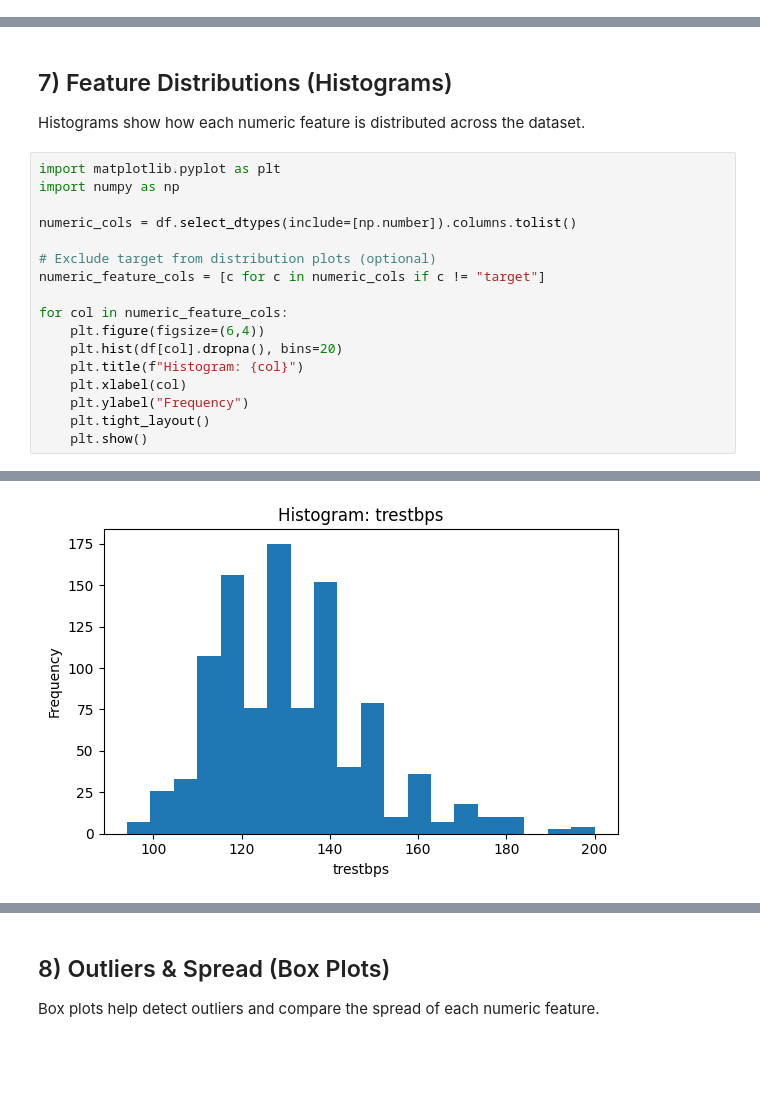
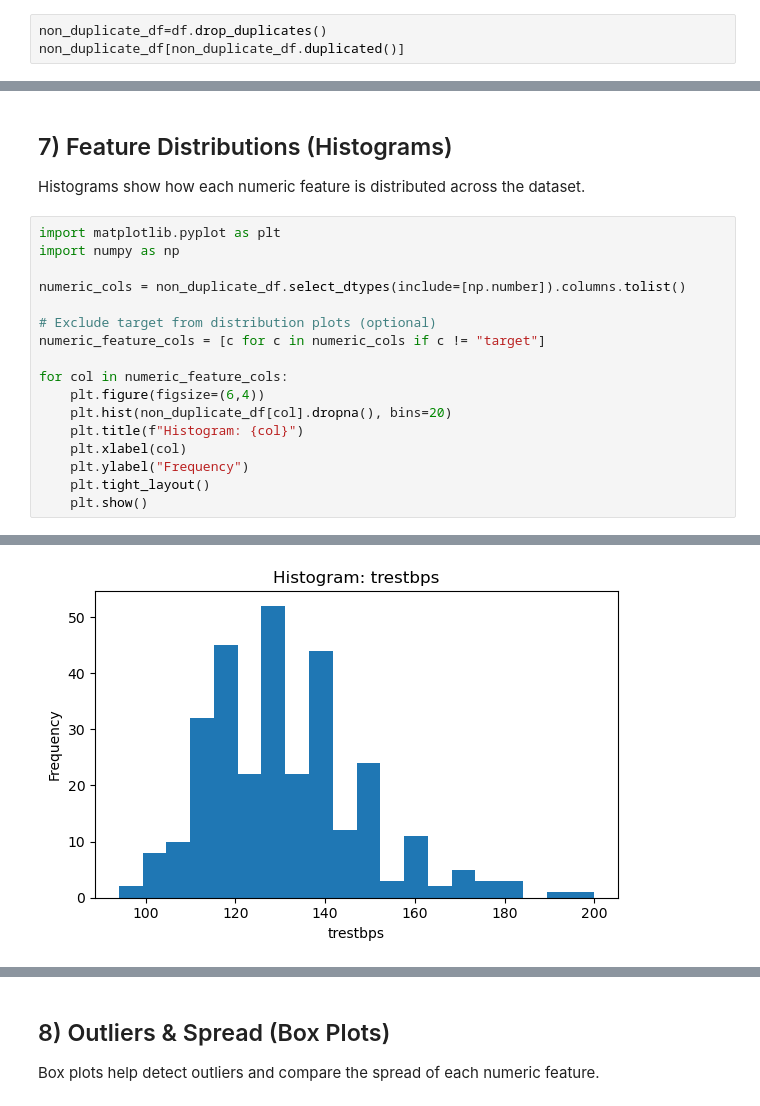
Before and after one commit to Janau00/SWE485-Project-Group9, a Jupyter notebook: Phase1_Data_Exploration.ipynb, the cells around one changed output, grey strips where cells are left out. Drawn from its saved outputs; the diff is of its cells as text; blank space fills up the shorter version.

Commit message:
feat: handle duplicate records

```diff
--- a/Phase1_Data_Exploration.ipynb
+++ b/Phase1_Data_Exploration.ipynb
@@ -129,0 +146,3 @@ The dataset includes both numerical measurements and encoded categorical clinica
+# %%
+non_duplicate_df=df.drop_duplicates()
+non_duplicate_df[non_duplicate_df.duplicated()]
@@ -192,14 +213,14 @@ Histograms show how each numeric feature is distributed across the dataset.
 import matplotlib.pyplot as plt
 import numpy as np
 
-numeric_cols = df.select_dtypes(include=[np.number]).columns.tolist()
+numeric_cols = non_duplicate_df.select_dtypes(include=[np.number]).columns.tolist()
 
 # Exclude target from distribution plots (optional)
 numeric_feature_cols = [c for c in numeric_cols if c != "target"]
 
 for col in numeric_feature_cols:
     plt.figure(figsize=(6,4))
-    plt.hist(df[col].dropna(), bins=20)
+    plt.hist(non_duplicate_df[col].dropna(), bins=20)
     plt.title(f"Histogram: {col}")
     plt.xlabel(col)
     plt.ylabel("Frequency")
@@ -212 +233 @@ for col in numeric_feature_cols:
-[figure, old version]
+[figure, new version]
```
Also changed, not shown: parts of 25 cells of this notebook.
